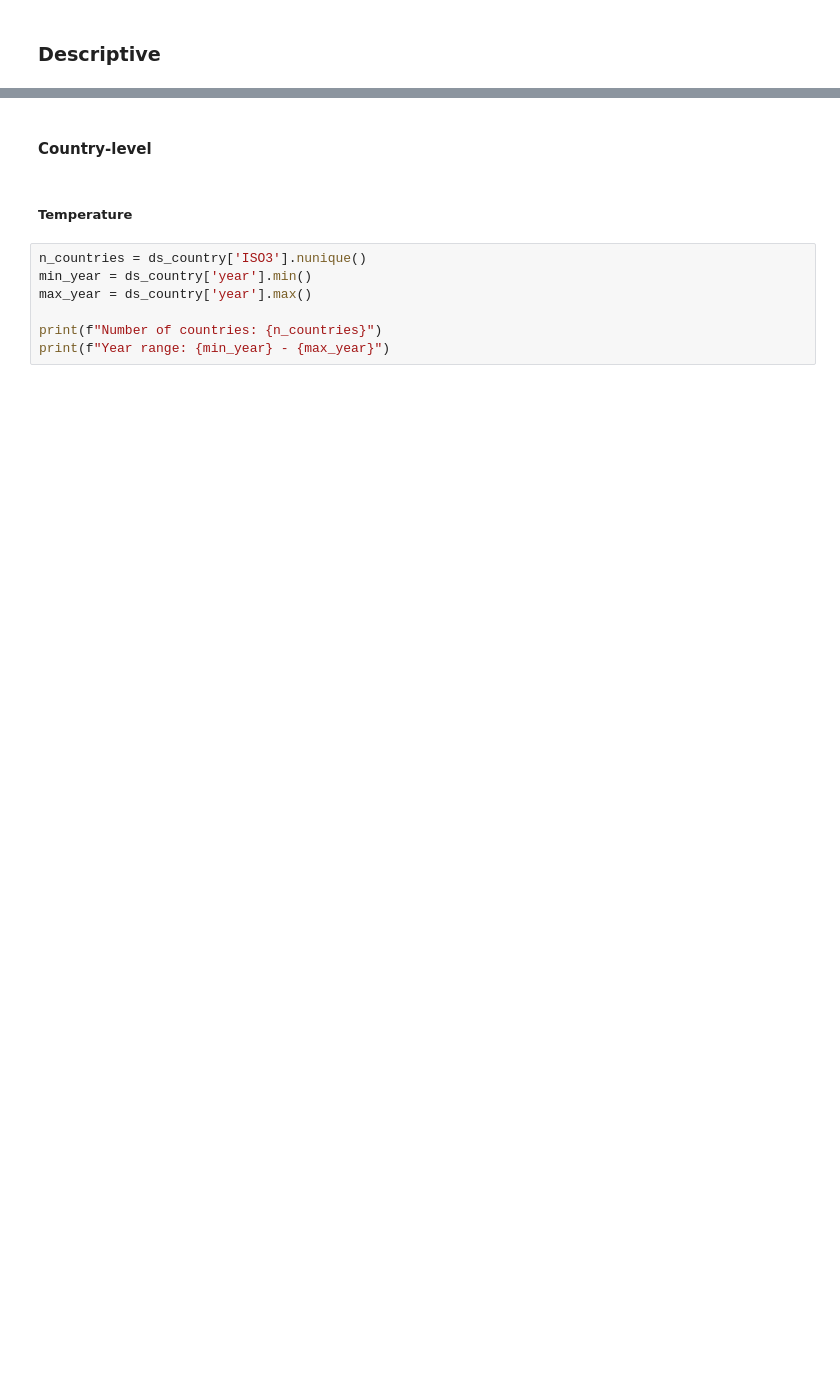
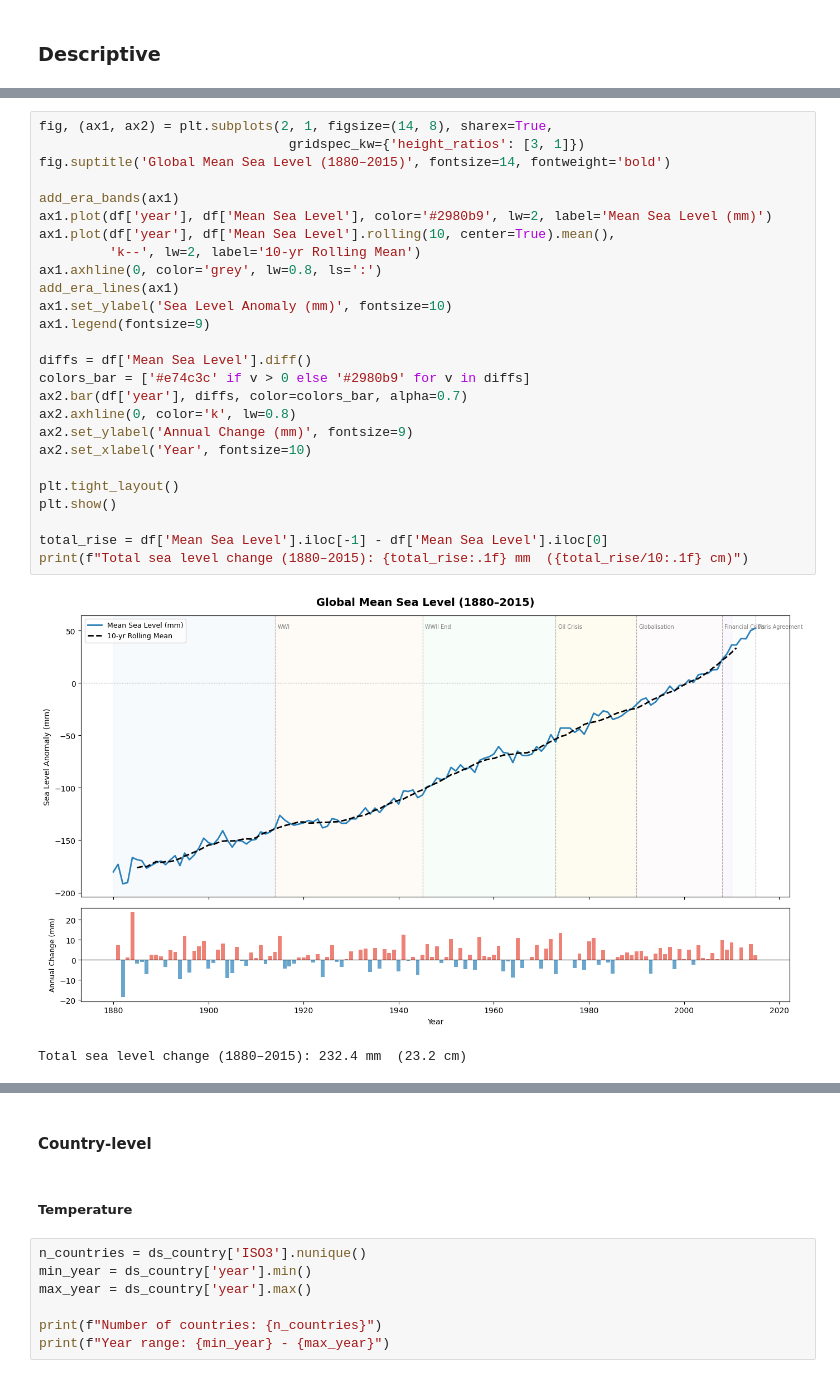
Before and after one commit to tempestormX/sc3021, a Jupyter notebook: SC3021_FDAG_T13.ipynb, the cells around one changed output, grey strips where cells are left out. Saved outputs shown, nothing was run; the diff lists cells and outputs as text; blank space fills up the shorter version.

```diff
--- a/SC3021_FDAG_T13.ipynb
+++ b/SC3021_FDAG_T13.ipynb
@@ -2942,0 +3275,29 @@ gas_cols = ['BC','CH4','CO','CO2','N2O','NH3','NMVOC','NOx','OC','SO2']
+# %%
+fig, (ax1, ax2) = plt.subplots(2, 1, figsize=(14, 8), sharex=True,
+                                gridspec_kw={'height_ratios': [3, 1]})
+fig.suptitle('Global Mean Sea Level (1880–2015)', fontsize=14, fontweight='bold')
+
+add_era_bands(ax1)
+ax1.plot(df['year'], df['Mean Sea Level'], color='#2980b9', lw=2, label='Mean Sea Level (mm)')
+ax1.plot(df['year'], df['Mean Sea Level'].rolling(10, center=True).mean(),
+         'k--', lw=2, label='10-yr Rolling Mean')
+ax1.axhline(0, color='grey', lw=0.8, ls=':')
+add_era_lines(ax1)
+ax1.set_ylabel('Sea Level Anomaly (mm)', fontsize=10)
+ax1.legend(fontsize=9)
+
+diffs = df['Mean Sea Level'].diff()
+colors_bar = ['#e74c3c' if v > 0 else '#2980b9' for v in diffs]
+ax2.bar(df['year'], diffs, color=colors_bar, alpha=0.7)
+ax2.axhline(0, color='k', lw=0.8)
+ax2.set_ylabel('Annual Change (mm)', fontsize=9)
+ax2.set_xlabel('Year', fontsize=10)
+
+plt.tight_layout()
+plt.show()
+
+total_rise = df['Mean Sea Level'].iloc[-1] - df['Mean Sea Level'].iloc[0]
+print(f"Total sea level change (1880–2015): {total_rise:.1f} mm  ({total_rise/10:.1f} cm)")
+# %% [output]
+[figure, added]
+Total sea level change (1880–2015): 232.4 mm  (23.2 cm)
```
Also changed, not shown: parts of 75 cells of this notebook.
